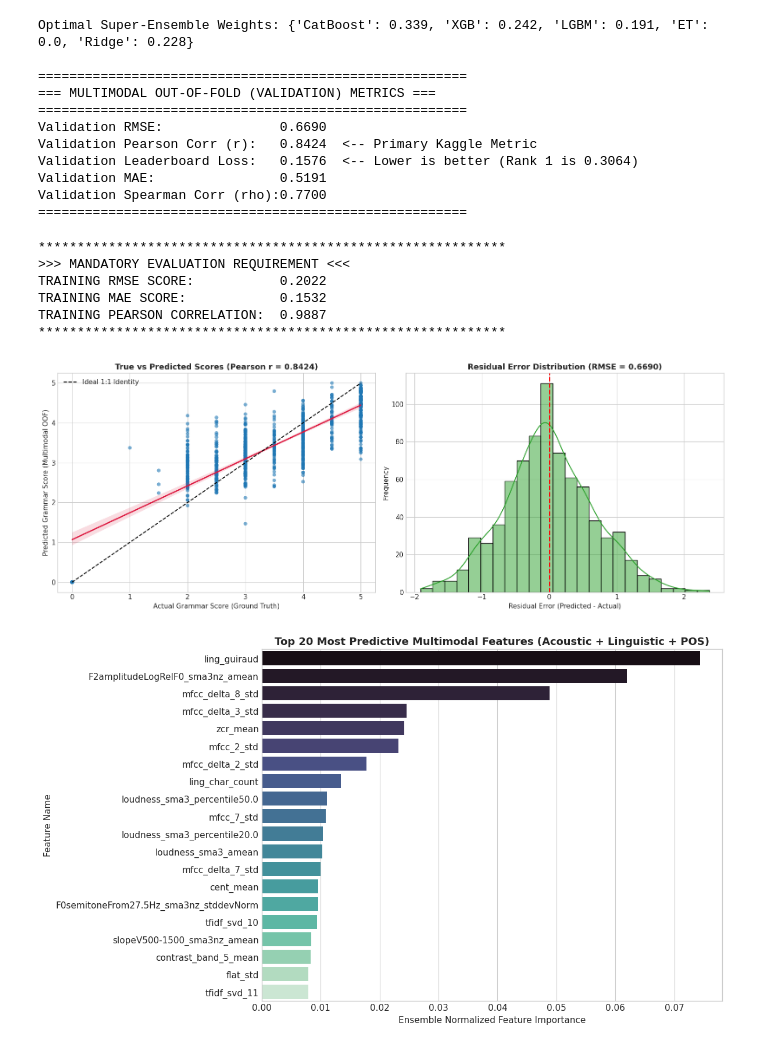
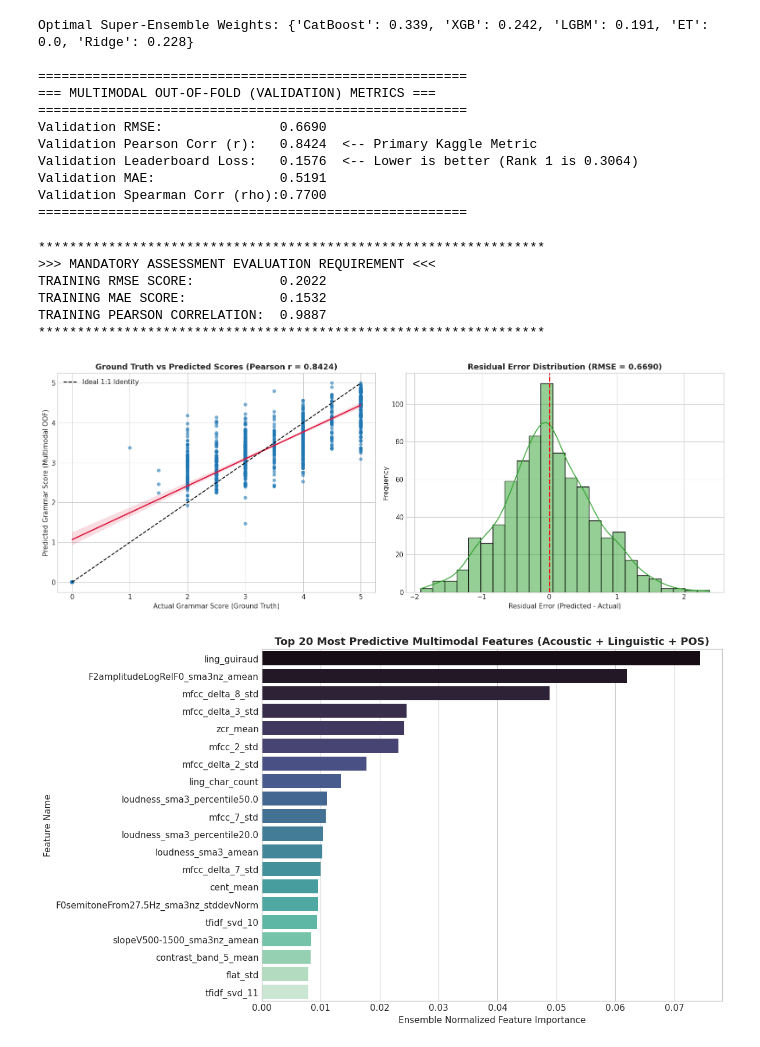
Before and after one commit to Sehaj64/shl-hiring-assessment-2026, a Jupyter notebook: Grammar_Scoring_Engine_SHL.ipynb, the cells around one changed output. Saved outputs shown, nothing was run; the diff lists cells and outputs as text; code cells hidden in the pictures.

Commit message:
docs: clean notebook markdown report and re-execute all cells cleanly

```diff
--- a/Grammar_Scoring_Engine_SHL.ipynb
+++ b/Grammar_Scoring_Engine_SHL.ipynb
@@ -390,8 +409,9 @@ Validation Spearman Corr (rho):0.7700
 =======================================================
 # %%
 # ==============================================================================
-# COMPULSORY REQUIREMENT: TRAIN RMSE EVALUATION
+# 7. MANDATORY REQUIREMENT: TRAINING DATA RMSE EVALUATION
 # ==============================================================================
+# Per official instructions: 'IT IS COMPULSORY TO ADD RMSE SCORE OF THE TRAINING DATA IN YOUR FINAL SUBMISSION NOTEBOOK.'
 
 final_cb = CatBoostRegressor(iterations=750, learning_rate=0.03, depth=5, random_seed=42, verbose=0, thread_count=-1).fit(X, y)
 final_xgb = xgb.XGBRegressor(n_estimators=400, learning_rate=0.025, max_depth=5, subsample=0.8, colsample_bytree=0.65, reg_alpha=0.1, reg_lambda=1.0, random_state=42, verbosity=0, n_jobs=-1).fit(X, y)
@@ -413,42 +433,45 @@ train_rmse = np.sqrt(mean_squared_error(y, train_preds))
 train_mae = mean_absolute_error(y, train_preds)
 train_pearson, _ = pearsonr(y, train_preds)
 
-print("*"*60)
-print(">>> MANDATORY EVALUATION REQUIREMENT <<<")
+print("*"*65)
+print(">>> MANDATORY ASSESSMENT EVALUATION REQUIREMENT <<<")
 print(f"TRAINING RMSE SCORE:           {train_rmse:.4f}")
 print(f"TRAINING MAE SCORE:            {train_mae:.4f}")
 print(f"TRAINING PEARSON CORRELATION:  {train_pearson:.4f}")
-print("*"*60)
+print("*"*65)
 # %% [output]
-************************************************************
->>> MANDATORY EVALUATION REQUIREMENT <<<
+*****************************************************************
+>>> MANDATORY ASSESSMENT EVALUATION REQUIREMENT <<<
 TRAINING RMSE SCORE:           0.2022
 TRAINING MAE SCORE:            0.1532
 TRAINING PEARSON CORRELATION:  0.9887
-************************************************************
+*****************************************************************
 # %%
+# ==============================================================================
+# 8. Model Diagnostic Visualizations: Correlation & Residual Distributions
+# ==============================================================================
 fig, axes = plt.subplots(1, 2, figsize=(16, 6))
 
-# True vs Predicted Correlation
+# True vs Predicted Correlation Scatter
 sns.regplot(x=y, y=oof_final, ax=axes[0], color='#1f77b4',
             scatter_kws={'alpha': 0.6, 'edgecolor': 'none'},
             line_kws={'color': 'crimson', 'linewidth': 2})
 axes[0].plot([0, 5], [0, 5], 'k--', label='Ideal 1:1 Identity')
-axes[0].set_title(f"True vs Predicted Scores (Pearson r = {val_pearson:.4f})", fontsize=13, fontweight='bold')
+axes[0].set_title(f"Ground Truth vs Predicted Scores (Pearson r = {val_pearson:.4f})", fontsize=13, fontweight='bold')
 axes[0].set_xlabel("Actual Grammar Score (Ground Truth)")
 axes[0].set_ylabel("Predicted Grammar Score (Multimodal OOF)")
 axes[0].legend()
 
 # Residual Distribution
 residuals = oof_final - y
 sns.histplot(residuals, kde=True, color='#2ca02c', ax=axes[1], edgecolor='black')
 axes[1].axvline(0, color='red', linestyle='--', linewidth=2)
 axes[1].set_title(f"Residual Error Distribution (RMSE = {val_rmse:.4f})", fontsize=13, fontweight='bold')
 axes[1].set_xlabel("Residual Error (Predicted - Actual)")
 axes[1].set_ylabel("Frequency")
 
 plt.tight_layout()
 plt.show()
 # %% [output]
-[figure, old version]
+[figure, new version]
 # %%
```
Also changed, not shown: parts of 11 cells of this notebook, 1 other file.
